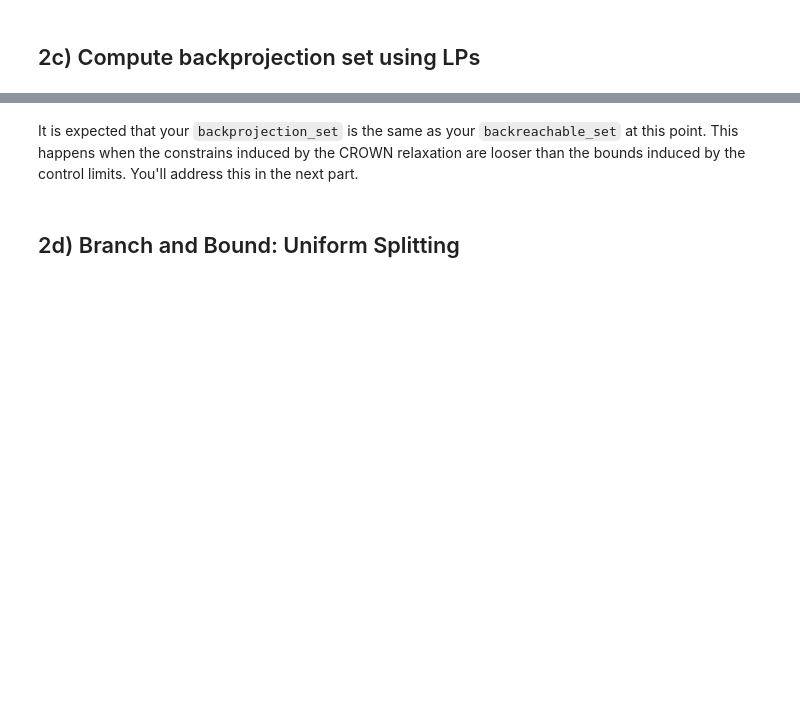
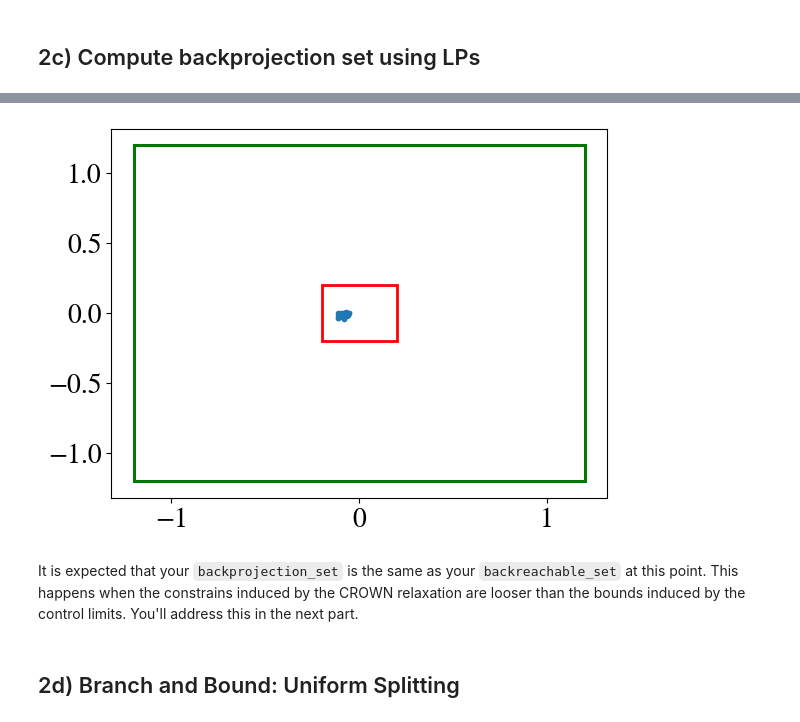
Before and after one commit to kmuenpra/EECE7268, a Jupyter notebook: EECE_CS_7268_HW3.ipynb, the cells around one changed output, grey strips where cells are left out. Saved outputs shown, nothing was run; the diff lists cells and outputs as text; code cells hidden in the pictures; blank space fills up the shorter version.

```diff
--- a/EECE_CS_7268_HW3.ipynb
+++ b/EECE_CS_7268_HW3.ipynb
@@ -647,0 +640,91 @@ plt.show()
+# %%
+def get_backprojection_set(target_state_set: np.ndarray, dyn: dynamics.Dynamics, backreachable_set: np.ndarray, controller: Callable) -> np.ndarray:
+
+  # Hint: you may want to use dyn.At, dyn.bt, dyn.u_limits, or dyn.dynamics_step
+  # Hint: you may want to use cvxpy for this
+
+  # TODO: Implement this
+
+  # Hint: to get the linear CROWN bounds from jax_verify:
+  input_bounds = np_range_to_jax_interval(backreachable_set)
+  obj = jnp.vstack((jnp.eye(dyn.num_inputs), -jnp.eye(dyn.num_inputs)))
+  linfuns = backward_crown_bound_propagation_linfun(jax_controller, input_bounds, obj=obj)
+
+  M_slope  = linfuns[0].lin_coeffs[] #4x2
+  n_offset  = linfuns[0].offset #1x4
+  print(dyn.num_states)
+  print(dyn.num_inputs)
+
+  n_state = target_state_set.shape[0]
+
+    x_prev = cp.Variable(n_state)
+    x_next = cp.Variable(n_state)
+
+    # Bounds for x_t (target box)
+    X_low, X_high = target_state_set[:, 0], target_state_set[:, 1]
+
+    # Dynamics affine bounds
+    constraints_dyn = [
+        x_next >= M_lower @ x_prev + n_lower,
+        x_next <= M_upper @ x_prev + n_upper,
+        x_next >= X_low,
+        x_next <= X_high
+    ]
+
+    backproj_bounds = []
+    for i in range(n_state):
+        c = np.zeros(n_state)
+        c[i] = 1.0
+
+        # ---- minimize e_i^T x_{t-1}
+        prob_min = cp.Problem(cp.Minimize(c @ x_prev), constraints_dyn)
+        prob_min.solve(solver=cp.ECOS, verbose=False)
+        xmin = x_prev.value[i]
+
+        # ---- maximize e_i^T x_{t-1}
+        prob_max = cp.Problem(cp.Maximize(c @ x_prev), constraints_dyn)
+        prob_max.solve(solver=cp.ECOS, verbose=False)
+        xmax = x_prev.value[i]
+
+        backproj_bounds.append([xmin, xmax])
+
+    backprojection_set = np.array(backproj_bounds)
+    return backprojection_set
+
+  # Then linfuns[0].lin_coeffs and linfuns[0].offset will contain the slope/offset from state to control
+  # Hint: You'll need to think about the signs of the entries in obj & linfuns to construct the inequalities properly
+
+  return backreachable_set
+
+backprojection_set = get_backprojection_set(target_state_set, dyn, backreachable_set, jax_controller)
+
+plt.plot(true_backprojection_set[:, 0], true_backprojection_set[:, 1], '.')
+rect = Rectangle(
+    target_state_set[[0, 1], 0],
+    target_state_set[0, 1] - target_state_set[0, 0],
+    target_state_set[1, 1] - target_state_set[1, 0],
+    fc="None",
+    linewidth=2,
+    edgecolor="red",
+)
+plt.gca().add_patch(rect)
+rect = Rectangle(
+    backreachable_set[[0, 1], 0],
+    backreachable_set[0, 1] - backreachable_set[0, 0],
+    backreachable_set[1, 1] - backreachable_set[1, 0],
+    fc="None",
+    linewidth=2,
+    edgecolor="black",
+)
+plt.gca().add_patch(rect)
+rect = Rectangle(
+    backprojection_set[[0, 1], 0],
+    backprojection_set[0, 1] - backprojection_set[0, 0],
+    backprojection_set[1, 1] - backprojection_set[1, 0],
+    fc="None",
+    linewidth=2,
+    edgecolor="green",
+)
+plt.gca().add_patch(rect)
+plt.show()
+# %% [output]
@@ -648,3 +738,4 @@ plt.show()
+[figure, added]
 # %% [markdown]
 It is expected that your `backprojection_set` is the same as your `backreachable_set` at this point. This happens when the constrains induced by the CROWN relaxation are looser than the bounds induced by the control limits. You'll address this in the next part.
 # %% [markdown]
```
Also changed, not shown: parts of 16 cells of this notebook.
